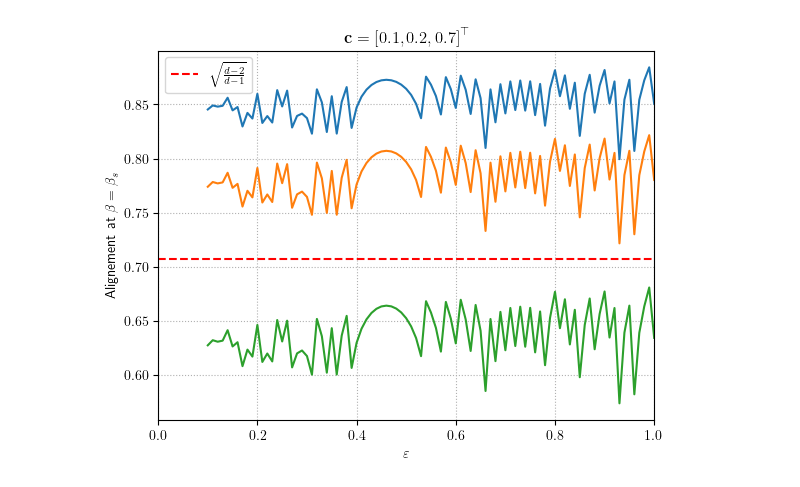
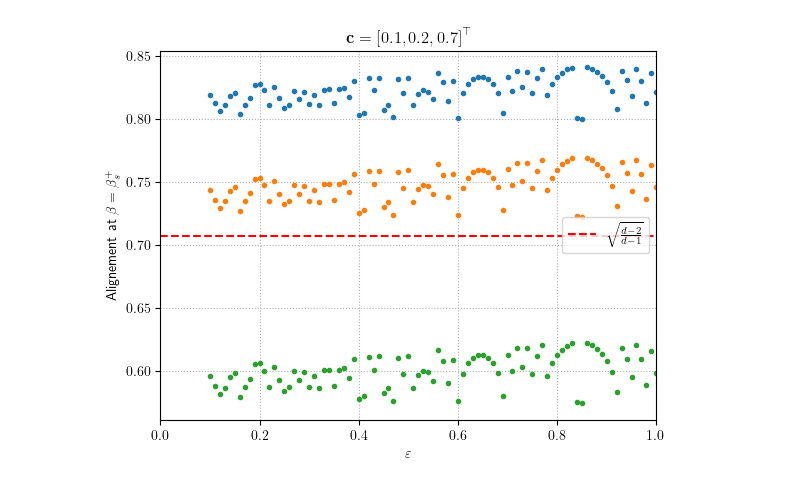
Before and after one commit to HugoLebeau/tensor_rank1approx, a Jupyter notebook: phase_transition.ipynb, the cells around one changed output. Saved outputs shown, nothing was run; the diff lists cells and outputs as text; code cells hidden in the pictures.

```diff
--- a/phase_transition.ipynb
+++ b/phase_transition.ipynb
@@ -27,7 +19,15 @@ kernel_pht = np.empty_like(eps_r)*np.nan
 # %%
 # Compute asymptotic alignments, phase transition and kernel phase transition
+eps_r = np.linspace(0.01, 1, 100)
+sigma_r = np.tile(np.linspace(0.1, 5, 1000), (eps_r.size, 1))*eps_r[:, None]
 tol = 1e-5
+
 mask = np.zeros_like(sigma_r, dtype=bool)
+beta_r = np.empty_like(sigma_r)*np.nan
+align_r = np.empty((*sigma_r.shape, c.size))*np.nan
+idx_pht = np.zeros_like(eps_r, dtype=int)
+beta_pht = np.empty_like(eps_r)*np.nan
+align_pht = np.empty((eps_r.size, d))*np.nan
 
 for i, eps in enumerate(tqdm(eps_r)):
     gg = utils.stieltjes(sigma_r[i], c, eps)
@@ -37,8 +37,13 @@ for i, eps in enumerate(tqdm(eps_r)):
         align2 = 1-eps*gi[mask[i]]**2/c
         align_r[i, mask[i]] = np.sqrt(np.where(align2 < 0, np.nan, align2)) # asymptotic alignments
         beta_r[i, mask[i]] = (sigma_r[i, mask[i]]/eps+g[mask[i]])/np.prod(align_r[i, mask[i]], axis=1) # beta(sigma)
-        if not np.all(np.isnan(beta_r[i])):
-            beta_pht[i] = np.nanmin(beta_r[i]) # beta at phase transition
-            align_pht[i] = align_r[i, np.nanargmin(beta_r[i])] # alignments at phase transition
-    kernel_pht[i] = np.sqrt(np.roots([1, 2/eps, (1-ct)/eps**2, -2*ct/eps**3, -ct/eps**4]).real.max()) # kernel phase transition
+        idx_pht[i] = np.argmin(np.isnan(beta_r[i]))
+        beta_r[i][:idx_pht[i]] = np.linspace(0, beta_r[i][idx_pht[i]], idx_pht[i])
+        sigma_r[i][:idx_pht[i]] = np.nan
+        align_r[i][:idx_pht[i]] = 0
+        if idx_pht[i] != 0:
+            beta_pht[i] = beta_r[i, idx_pht[i]] # beta at phase transition
+            align_pht[i] = align_r[i, idx_pht[i]] # alignments at phase transition
+
+kernel_pht = ct**0.25/np.sqrt(eps_r) # kernel phase transition
 # %%
@@ -95,11 +105,11 @@ plt.title(setting);
 # %%
-plt.plot(eps_r, align_pht)
+plt.plot(eps_r, align_pht, ls='', marker='.')
 plt.axhline(y=np.sqrt((d-2)/(d-1)), ls='--', color='red', label="$\\sqrt{\\frac{d-2}{d-1}}$")
 plt.grid(ls=':')
 plt.xlim(0, 1)
 plt.xlabel("$\\varepsilon$")
-plt.ylabel("Alignement at $\\beta = \\beta_s$")
+plt.ylabel("Alignement at $\\beta = \\beta_s^+$")
 plt.legend()
 plt.title(setting);
 # %% [output]
-[figure, old version]
+[figure, new version]
```
Also changed, not shown: parts of 5 cells of this notebook.
